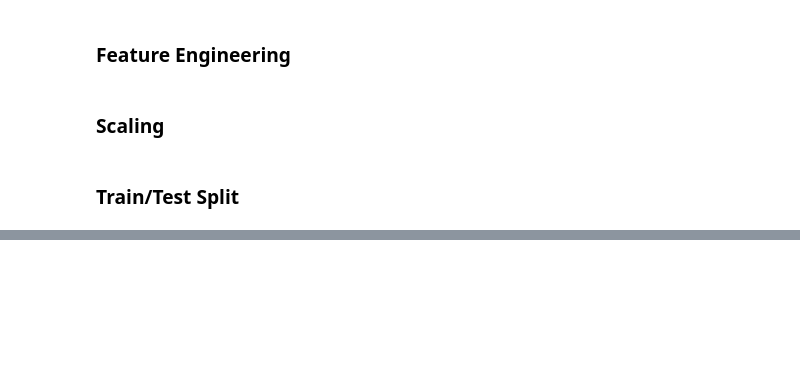
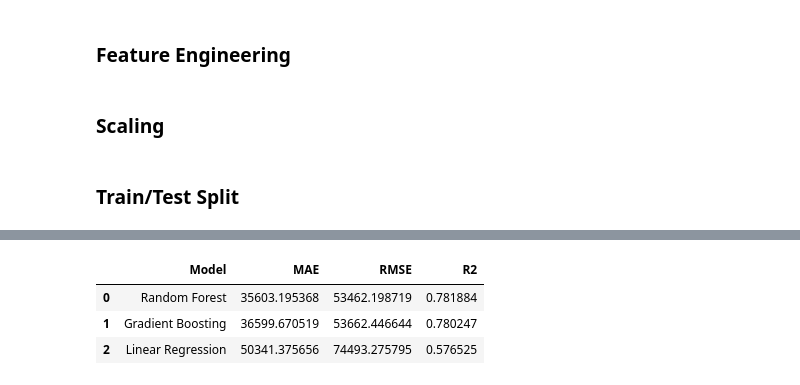
Before and after one commit to Deepking1996/ADS-508_Group_6_Final_Team_Project-, a Jupyter notebook: Data_Exploration.ipynb, the cells around one changed output, grey strips where cells are left out. Cells and saved outputs as stored; diff of their text form; code cells hidden in the pictures; blank space fills up the shorter version.

```diff
--- a/Data_Exploration.ipynb
+++ b/Data_Exploration.ipynb
@@ -509,0 +375,28 @@ plt.show()
+# %%
+#Metrics Summary
+
+metrics_summary = pd.DataFrame({
+    "Model": ["Random Forest", "Gradient Boosting", "Linear Regression"],
+    "MAE": [
+        mean_absolute_error(y_test, rf_preds),
+        mean_absolute_error(y_test, gb_preds),
+        mean_absolute_error(y_test, lr_preds)
+    ],
+    "RMSE": [
+        np.sqrt(mean_squared_error(y_test, rf_preds)),
+        np.sqrt(mean_squared_error(y_test, gb_preds)),
+        np.sqrt(mean_squared_error(y_test, lr_preds))
+    ],
+    "R2": [
+        r2_score(y_test, rf_preds),
+        r2_score(y_test, gb_preds),
+        r2_score(y_test, lr_preds)
+    ]
+})
+
+metrics_summary
+# %% [output]
+|  | Model | MAE | RMSE | R2 |
+| 0 | Random Forest | 35603.195368 | 53462.198719 | 0.781884 |
+| 1 | Gradient Boosting | 36599.670519 | 53662.446644 | 0.780247 |
+| 2 | Linear Regression | 50341.375656 | 74493.275795 | 0.576525 |
```
Also changed, not shown: parts of 24 cells of this notebook, 5 other files.
